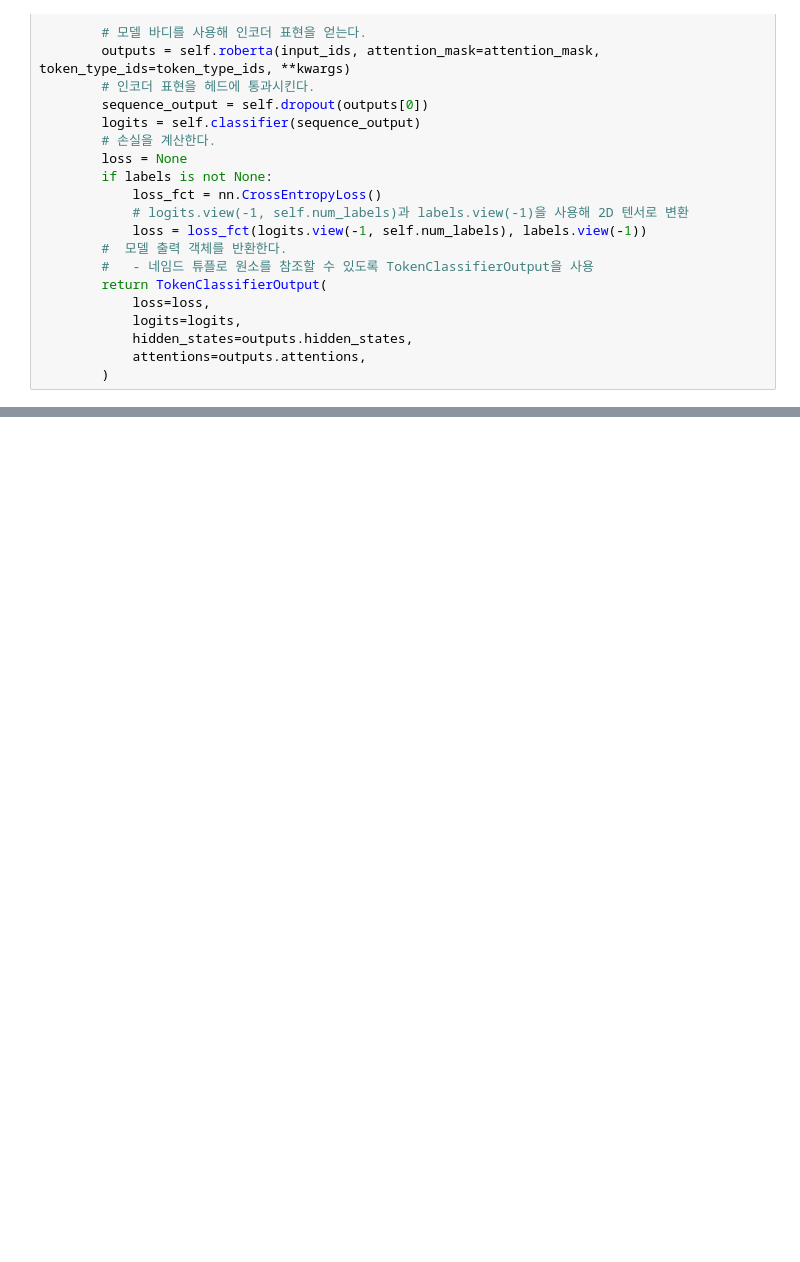
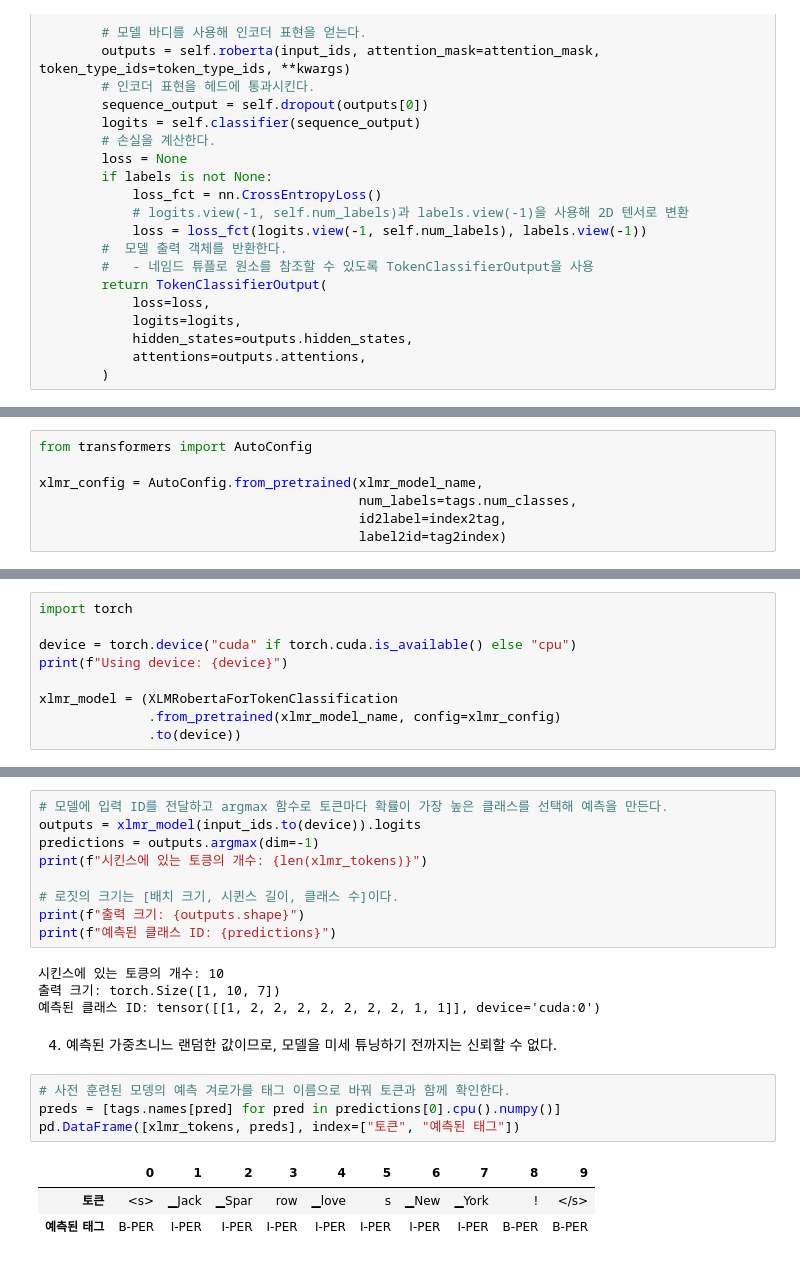
Before and after one commit to redinbluesky/nlp-with-transformers, a Jupyter notebook: 04-다중_언어_개체명_인식.ipynb, the cells around one changed output, grey strips where cells are left out. Cells and saved outputs as stored; diff of their text form; blank space fills up the shorter version.

```diff
--- a/04-다중_언어_개체명_인식.ipynb
+++ b/04-다중_언어_개체명_인식.ipynb
@@ -379,0 +420,7 @@ class XLMRobertaForTokenClassification(RobertaPreTrainedModel):
+# %%
+from transformers import AutoConfig
+
+xlmr_config = AutoConfig.from_pretrained(xlmr_model_name,
+                                         num_labels=tags.num_classes,
+                                         id2label=index2tag,
+                                         label2id=tag2index)
@@ -379,0 +447,9 @@ class XLMRobertaForTokenClassification(RobertaPreTrainedModel):
+# %%
+import torch
+
+device = torch.device("cuda" if torch.cuda.is_available() else "cpu")
+print(f"Using device: {device}")
+
+xlmr_model = (XLMRobertaForTokenClassification
+              .from_pretrained(xlmr_model_name, config=xlmr_config)
+              .to(device))
@@ -379,0 +483,23 @@ class XLMRobertaForTokenClassification(RobertaPreTrainedModel):
+# %%
+# 모델에 입력 ID를 전달하고 argmax 함수로 토큰마다 확률이 가장 높은 클래스를 선택해 예측을 만든다.
+outputs = xlmr_model(input_ids.to(device)).logits
+predictions = outputs.argmax(dim=-1)
+print(f"시킨스에 있는 토킁의 개수: {len(xlmr_tokens)}")
+
+# 로짓의 크기는 [배치 크기, 시퀸스 길이, 클래스 수]이다.
+print(f"출력 크기: {outputs.shape}")
+print(f"예측된 클래스 ID: {predictions}")
+# %% [output]
+시킨스에 있는 토킁의 개수: 10
+출력 크기: torch.Size([1, 10, 7])
+예측된 클래스 ID: tensor([[1, 2, 2, 2, 2, 2, 2, 2, 1, 1]], device='cuda:0')
+# %% [markdown]
+4. 예측된 가중츠니느 랜덤한 값이므로, 모델을 미세 튜닝하기 전까지는 신뢰할 수 없다.
+# %%
+# 사전 훈련된 모뎅의 예측 겨로가를 태그 이름으로 바꿔 토큰과 함께 확인한다.
+preds = [tags.names[pred] for pred in predictions[0].cpu().numpy()]
+pd.DataFrame([xlmr_tokens, preds], index=["토큰", "예측된 태그"])
+# %% [output]
+|  | 0 | 1 | 2 | 3 | 4 | 5 | 6 | 7 | 8 | 9 |
+| 토큰 | <s> | ▁Jack | ▁Spar | row | ▁love | s | ▁New | ▁York | ! | </s> |
+| 예측된 태그 | B-PER | I-PER | I-PER | I-PER | I-PER | I-PER | I-PER | I-PER | B-PER | B-PER |
```
Also changed, not shown: parts of 12 cells of this notebook.
